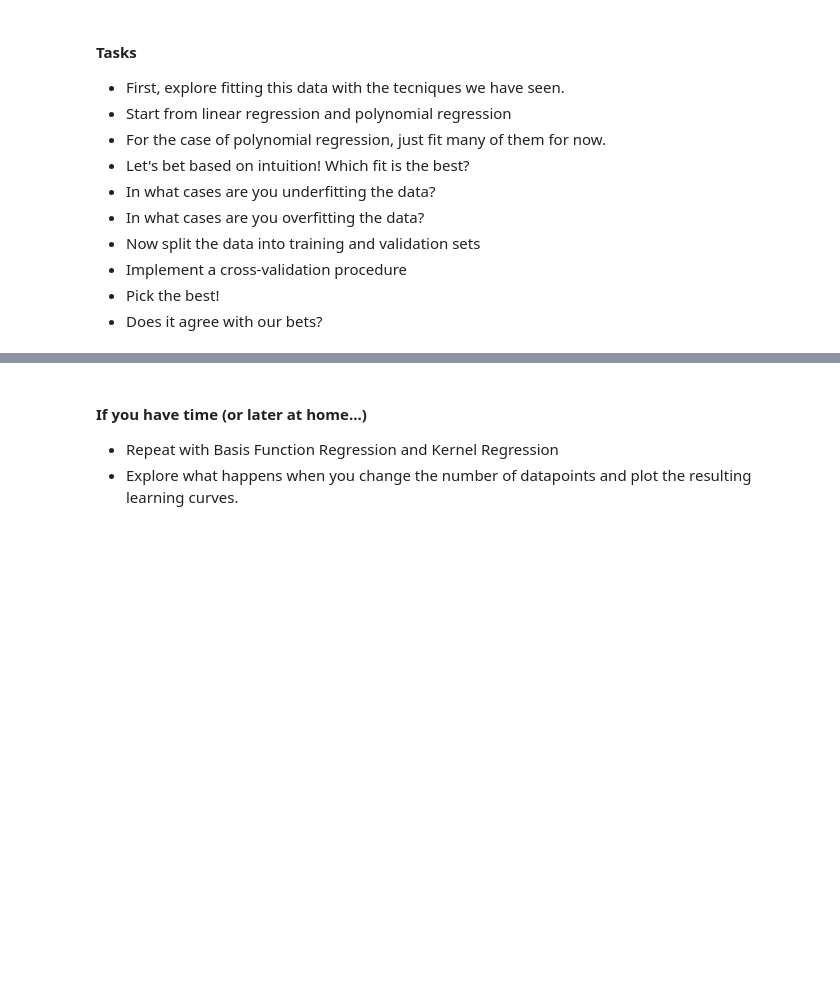
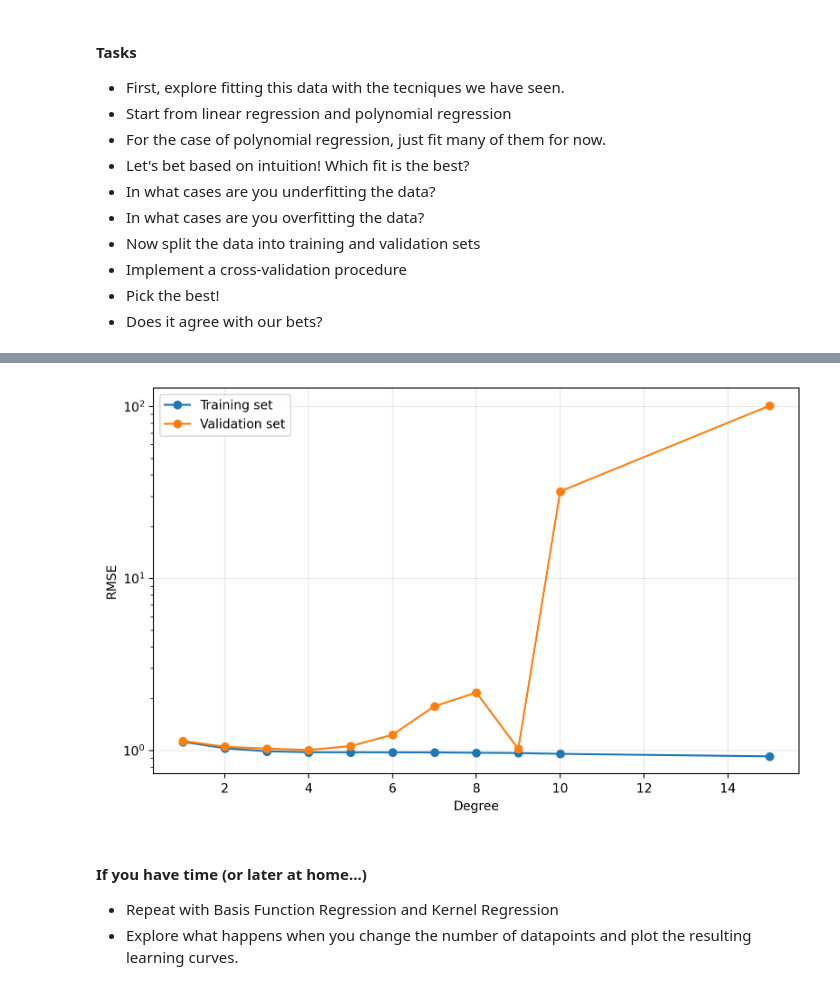
Before and after one commit to aadufour/astrostatistics_bicocca_2025, a Jupyter notebook: working/L17.ipynb, the cells around one changed output, grey strips where cells are left out. Saved outputs shown, nothing was run; the diff lists cells and outputs as text; code cells hidden in the pictures; blank space fills up the shorter version.

```diff
--- a/working/L17.ipynb
+++ b/working/L17.ipynb
@@ -49,0 +71,2 @@ plt.ylim(35,50)
+# %%
+degrees_list = [1, 2, 3, 4, 5, 6, 7, 8, 9, 10, 15]
@@ -50,3 +126,26 @@ plt.ylim(35,50)
+# %%
+results = grid_search.cv_results_
+
+# Degrees tested in the grid
+degrees = results['param_poly_features__degree'].data.astype(int)
+
+# Convert neg-MSE to RMSE
+train_rmse = np.sqrt(-results['mean_train_score'])
+val_rmse   = np.sqrt(-results['mean_test_score'])
+# %%
+plt.figure(figsize=(8,5))
+plt.plot(degrees, train_rmse, 'o-', label='Training set')
+plt.plot(degrees, val_rmse, 'o-', label='Validation set')
+
+plt.xlabel("Degree")
+plt.ylabel("RMSE")
+plt.grid(True, alpha=0.3)
+plt.legend()
+plt.tight_layout()
+plt.yscale("log")
+plt.show()
+# %% [output]
+[figure, added]
 # %% [markdown]
 #### If you have time (or later at home...)
 
```
Also changed, not shown: parts of 6 cells of this notebook, 2 other files.
